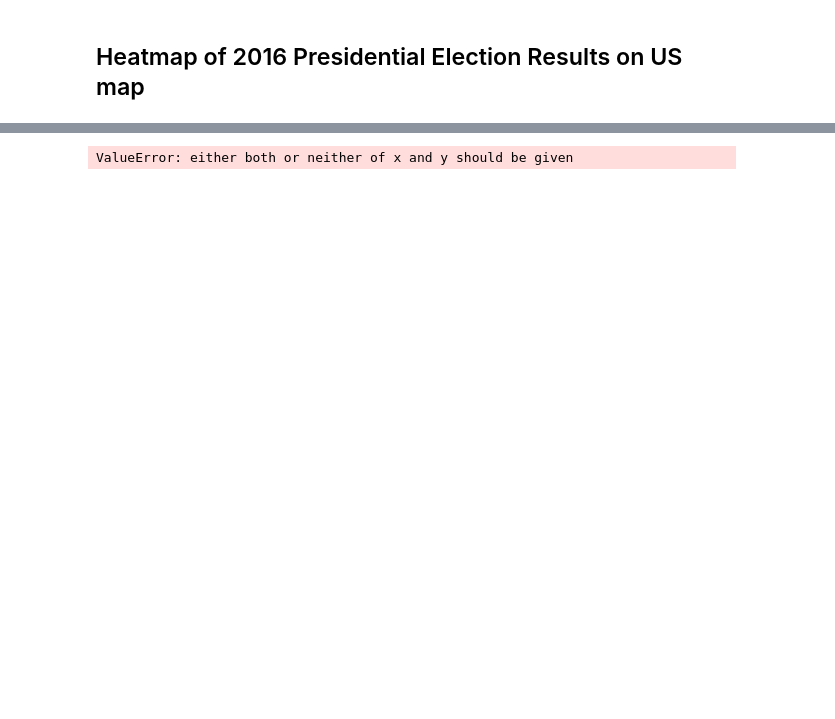
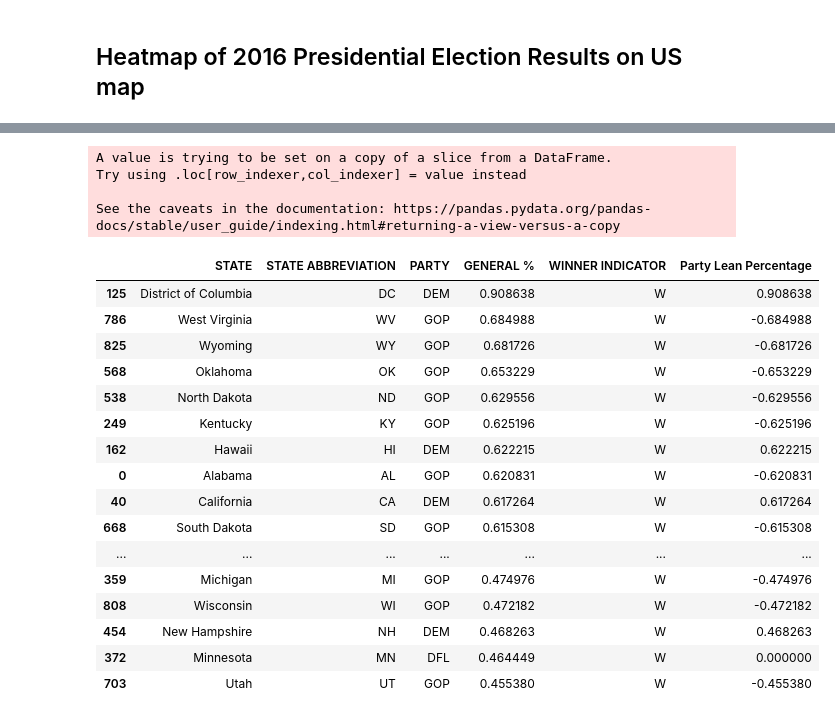
Before and after one commit to SandraLeriche/us-elections, a Jupyter notebook: Python_scripts/2016vs2020_US_heatmap.ipynb, the cells around one changed output, grey strips where cells are left out. Saved outputs shown, nothing was run; the diff lists cells and outputs as text; code cells hidden in the pictures; blank space fills up the shorter version.

```diff
--- a/Python_scripts/2016vs2020_US_heatmap.ipynb
+++ b/Python_scripts/2016vs2020_US_heatmap.ipynb
@@ -228,8 +234,30 @@ p_res
 # %%
 # need to figure out how to change REP to GOP
-# p_res['PARTY'] = np.where((p_res['PARTY'] == 'REP'), 'GOP')
+p_res.loc[p_res['PARTY'] == 'REP', ['PARTY']] = 'GOP'
+p_res.loc[p_res['PARTY'] == 'DFL', ['Party Lean Percentage']] = 0
+p_res
 # %% [output]
-ValueError: either both or neither of x and y should be given
+A value is trying to be set on a copy of a slice from a DataFrame.
+Try using .loc[row_indexer,col_indexer] = value instead
+
+See the caveats in the documentation: https://pandas.pydata.org/pandas-docs/stable/user_guide/indexing.html#returning-a-view-versus-a-copy
+|  | STATE | STATE ABBREVIATION | PARTY | GENERAL % | WINNER INDICATOR | Party Lean Percentage |
+| 125 | District of Columbia | DC | DEM | 0.908638 | W | 0.908638 |
+| 786 | West Virginia | WV | GOP | 0.684988 | W | -0.684988 |
+| 825 | Wyoming | WY | GOP | 0.681726 | W | -0.681726 |
+| 568 | Oklahoma | OK | GOP | 0.653229 | W | -0.653229 |
+| 538 | North Dakota | ND | GOP | 0.629556 | W | -0.629556 |
+| 249 | Kentucky | KY | GOP | 0.625196 | W | -0.625196 |
+| 162 | Hawaii | HI | DEM | 0.622215 | W | 0.622215 |
+| 0 | Alabama | AL | GOP | 0.620831 | W | -0.620831 |
+| 40 | California | CA | DEM | 0.617264 | W | 0.617264 |
+| 668 | South Dakota | SD | GOP | 0.615308 | W | -0.615308 |
+| ... | ... | ... | ... | ... | ... | ... |
+| 359 | Michigan | MI | GOP | 0.474976 | W | -0.474976 |
+| 808 | Wisconsin | WI | GOP | 0.472182 | W | -0.472182 |
+| 454 | New Hampshire | NH | DEM | 0.468263 | W | 0.468263 |
+| 372 | Minnesota | MN | DFL | 0.464449 | W | 0.000000 |
+| 703 | Utah | UT | GOP | 0.455380 | W | -0.455380 |
 # %%
 fig2016 = px.choropleth(p_res,  # Input Pandas DataFrame
                     locations='STATE ABBREVIATION',  # DataFrame column with locations
```
Also changed, not shown: parts of 8 cells of this notebook, 2 other files.
